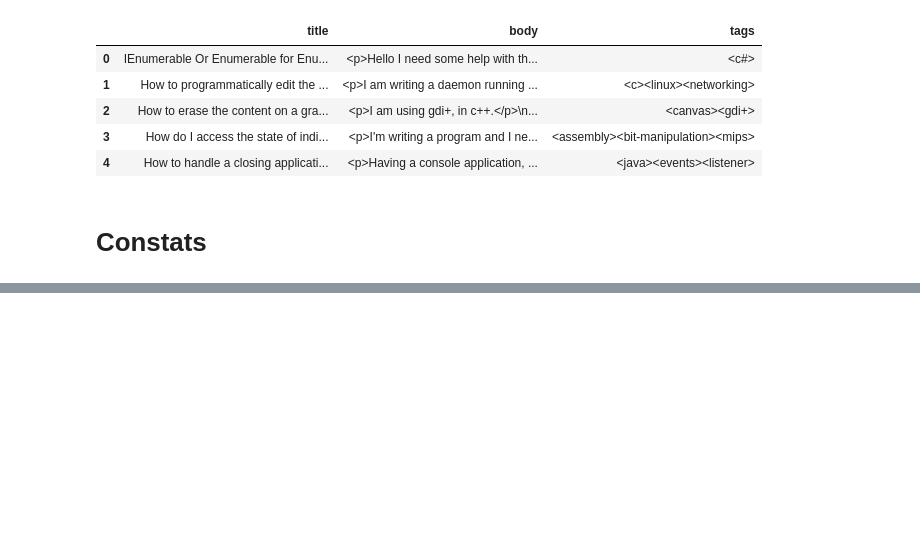
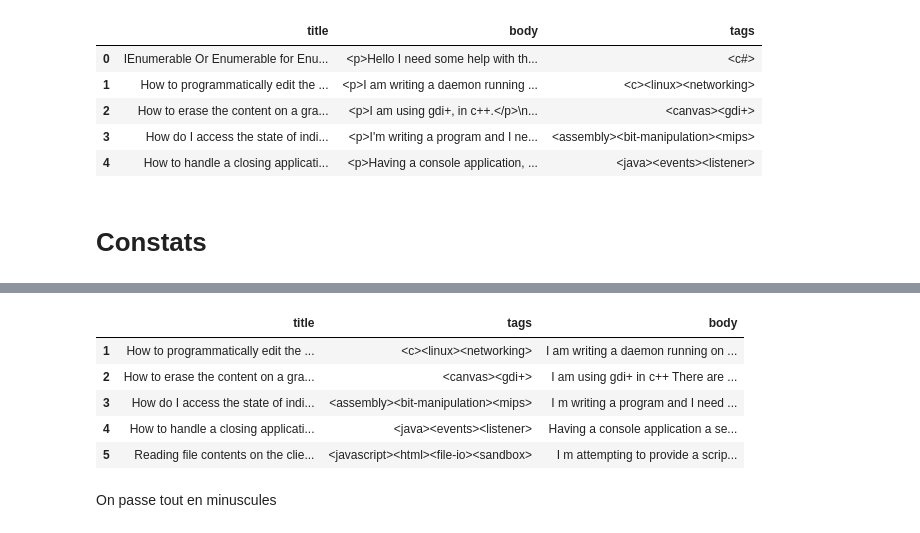
Before and after one commit to aldeponk/stack-overflow, a Jupyter notebook: Data_setup.ipynb, the cells around one changed output, grey strips where cells are left out. Saved outputs shown, nothing was run; the diff lists cells and outputs as text; code cells hidden in the pictures; blank space fills up the shorter version.

```diff
--- a/Data_setup.ipynb
+++ b/Data_setup.ipynb
@@ -213,0 +266,41 @@ data.head()
+# %%
+"""
+-----------------------------------------------------------------
+Desc:   Remove useless characters
+Input:  Dataset
+Output: dataset with body feature without useless characters
+
+Traitements appliqués :
+- remove
+- create new column with extracted text
+-
+-----------------------------------------------------------------
+"""
+def removeUselessChars(df, caller):
+    bodies = []
+
+    pattern = re.compile('[^A-Za-z +]')
+
+    for body in data['body']:
+        final_body = pattern.sub(' ',body)
+        final_body = re.sub(pattern, ' ', body)
+        bodies.append(final_body)
+
+    df['final_body'] = bodies
+    df.drop(['body'], inplace=True, axis=1)
+    df.columns = ['title', 'tags','body']
+
+    return df
+# %%
+data = removeUselessChars(data,'test')
+# %%
+data.head()
+# %% [output]
+|  | title | tags | body |
+| 1 | How to programmatically edit the ... | <c><linux><networking> | I am writing a daemon running on ... |
+| 2 | How to erase the content on a gra... | <canvas><gdi+> | I am using gdi+ in c++ There are ... |
+| 3 | How do I access the state of indi... | <assembly><bit-manipulation><mips> | I m writing a program and I need ... |
+| 4 | How to handle a closing applicati... | <java><events><listener> | Having a console application a se... |
+| 5 | Reading file contents on the clie... | <javascript><html><file-io><sandbox> | I m attempting to provide a scrip... |
+# %% [markdown]
+On passe tout en minuscules
```
Also changed, not shown: parts of 24 cells of this notebook.
